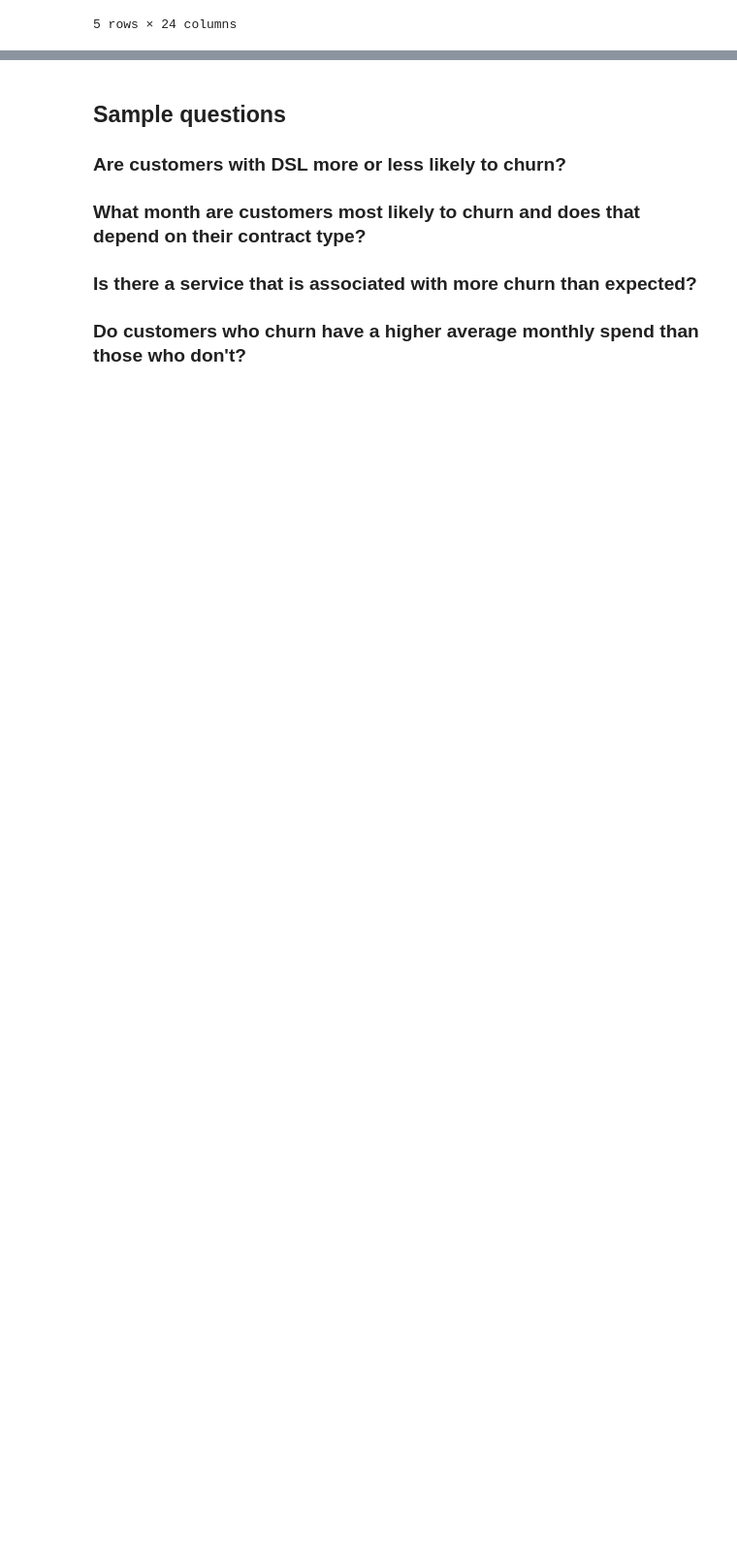
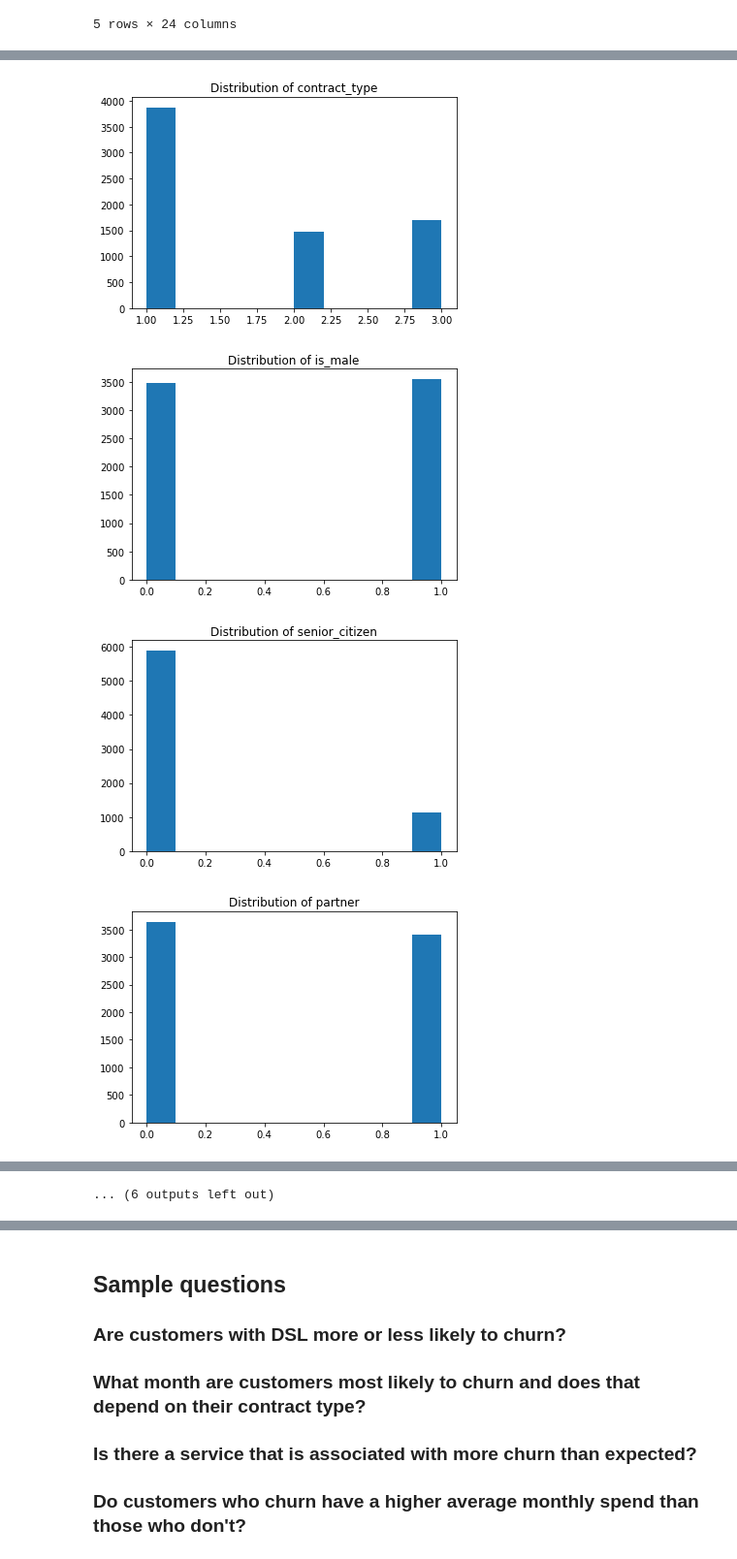
Before and after one commit to Daniel-Northcutt/Classification_Project, a Jupyter notebook: Telco_Work_Notebook.ipynb, the cells around one changed output, grey strips where cells are left out. Shown at 97% size. Cells and saved outputs as stored; diff of their text form; code cells hidden in the pictures; blank space fills up the shorter version.

```diff
--- a/Telco_Work_Notebook.ipynb
+++ b/Telco_Work_Notebook.ipynb
@@ -85,0 +203,19 @@ df.total_charges
+# %%
+def num_distributions(df):
+    '''
+    pulled from Faith Kane's notebook
+    This functions takes in a dataframe and displays
+    the distribution of each numeric column.
+    '''
+    for col in df.columns:
+        if df[col].dtype != 'object':
+            plt.hist(df[col])
+            plt.title(f'Distribution of {col}')
+            plt.show()
+# %%
+num_distributions(df)
+# %% [output]
+[figure, added]
+[figure, added]
+[figure, added]
+[figure, added]
@@ -85,0 +230 @@ df.total_charges
+... (6 outputs left out)
```
Also changed, not shown: parts of 70 cells of this notebook.
